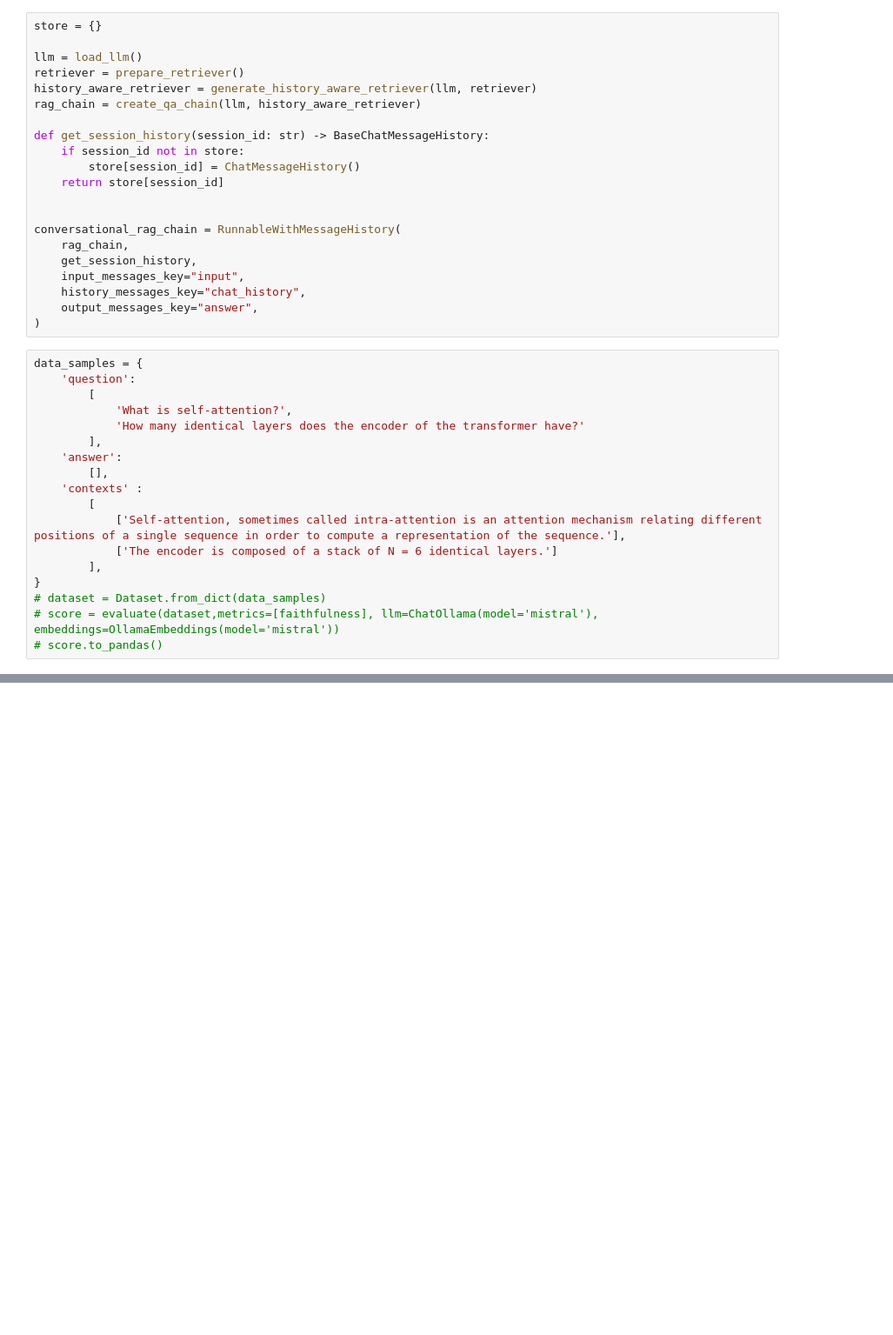
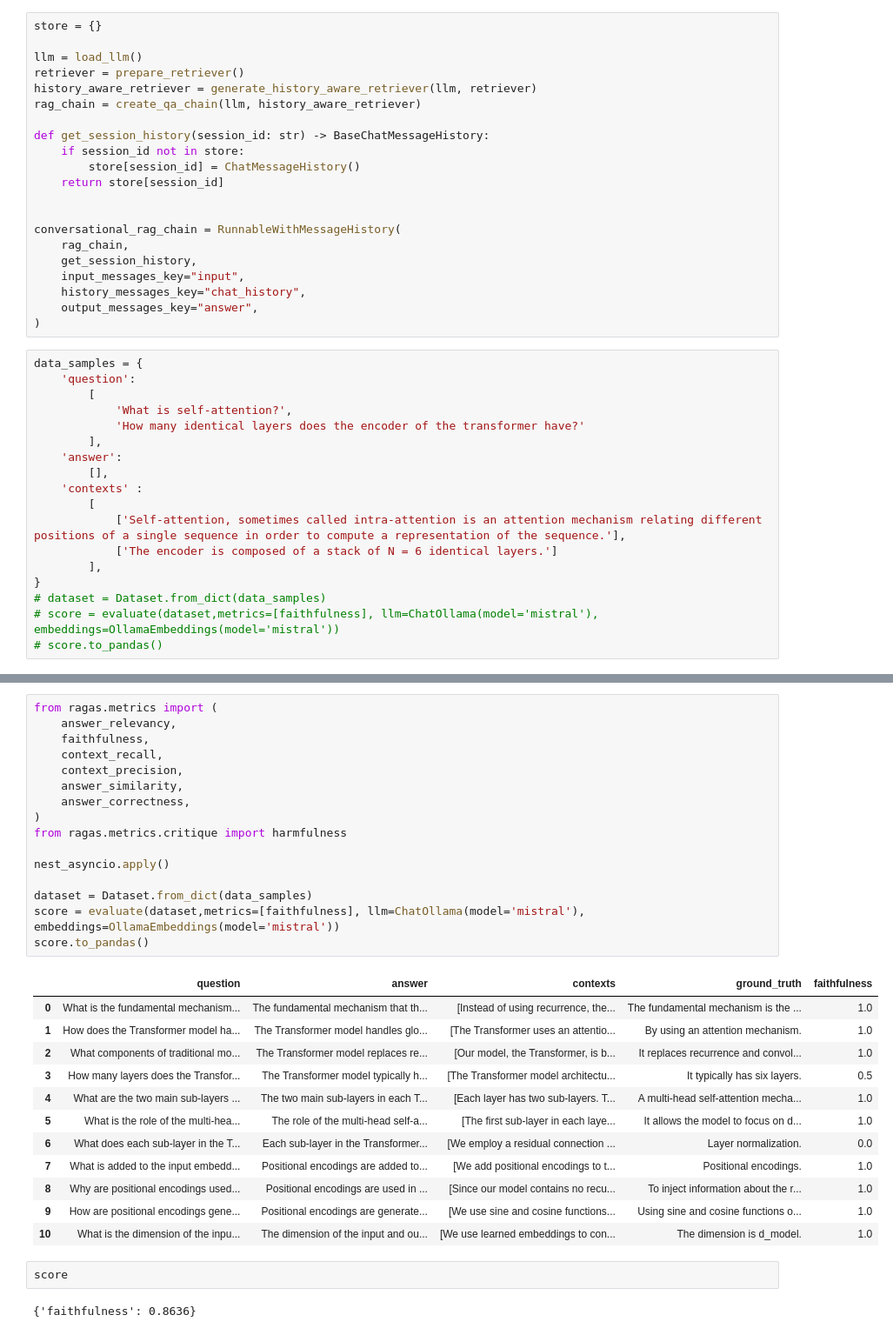
Before and after one commit to NickTzan/support-chatbot, a Jupyter notebook: evaluation.ipynb, the cells around one changed output, grey strips where cells are left out. Shown at 87% size. Cells and saved outputs as stored; diff of their text form; blank space fills up the shorter version.

Commit message:
evaluation first pass

```diff
--- a/evaluation.ipynb
+++ b/evaluation.ipynb
@@ -158,0 +285,33 @@ score.to_pandas()
+# %%
+from ragas.metrics import (
+    answer_relevancy,
+    faithfulness,
+    context_recall,
+    context_precision,
+    answer_similarity,
+    answer_correctness,
+)
+from ragas.metrics.critique import harmfulness
+
+nest_asyncio.apply()
+
+dataset = Dataset.from_dict(data_samples)
+score = evaluate(dataset,metrics=[faithfulness], llm=ChatOllama(model='mistral'), embeddings=OllamaEmbeddings(model='mistral'))
+score.to_pandas()
+# %% [output]
+|  | question | answer | contexts | ground_truth | faithfulness |
+| 0 | What is the fundamental mechanism... | The fundamental mechanism that th... | [Instead of using recurrence, the... | The fundamental mechanism is the ... | 1.0 |
+| 1 | How does the Transformer model ha... | The Transformer model handles glo... | [The Transformer uses an attentio... | By using an attention mechanism. | 1.0 |
+| 2 | What components of traditional mo... | The Transformer model replaces re... | [Our model, the Transformer, is b... | It replaces recurrence and convol... | 1.0 |
+| 3 | How many layers does the Transfor... | The Transformer model typically h... | [The Transformer model architectu... | It typically has six layers. | 0.5 |
+| 4 | What are the two main sub-layers ... | The two main sub-layers in each T... | [Each layer has two sub-layers. T... | A multi-head self-attention mecha... | 1.0 |
+| 5 | What is the role of the multi-hea... | The role of the multi-head self-a... | [The first sub-layer in each laye... | It allows the model to focus on d... | 1.0 |
+| 6 | What does each sub-layer in the T... | Each sub-layer in the Transformer... | [We employ a residual connection ... | Layer normalization. | 0.0 |
+| 7 | What is added to the input embedd... | Positional encodings are added to... | [We add positional encodings to t... | Positional encodings. | 1.0 |
+| 8 | Why are positional encodings used... | Positional encodings are used in ... | [Since our model contains no recu... | To inject information about the r... | 1.0 |
+| 9 | How are positional encodings gene... | Positional encodings are generate... | [We use sine and cosine functions... | Using sine and cosine functions o... | 1.0 |
+| 10 | What is the dimension of the inpu... | The dimension of the input and ou... | [We use learned embeddings to con... | The dimension is d_model. | 1.0 |
+# %%
+score
+# %% [output]
+{'faithfulness': 0.8636}
```
Also changed, not shown: parts of 8 cells of this notebook, 3 other files.
